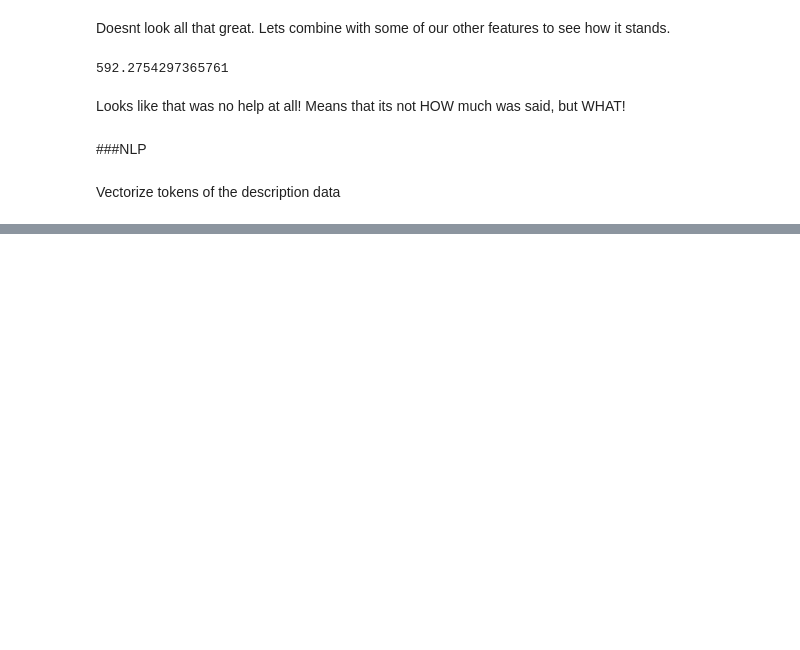
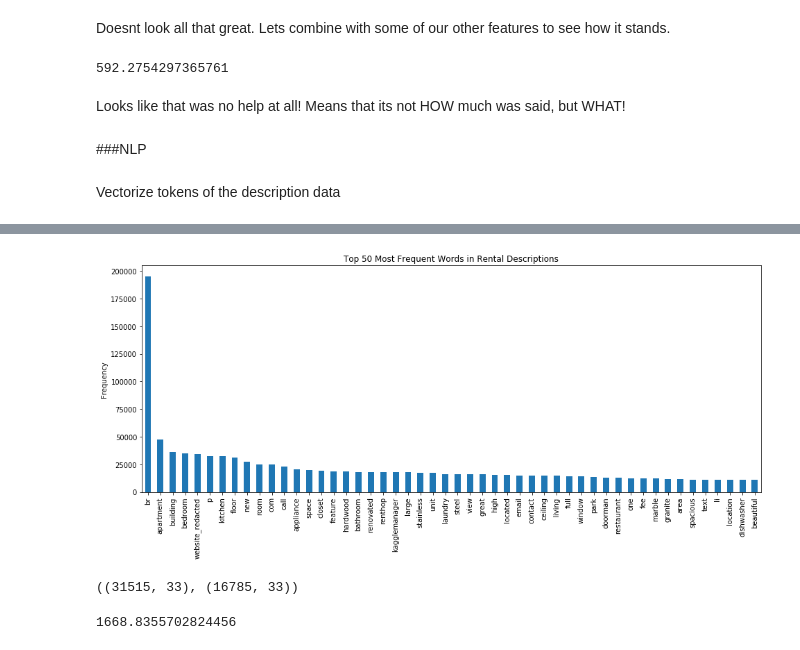
Before and after one commit to LambdaSchool/DEPRECATED-DS-Unit-2-Linear-Models, a Jupyter notebook: Doing_Linear_Regression.ipynb, the cells around one changed output, grey strips where cells are left out. Drawn from its saved outputs; the diff is of its cells as text; code cells hidden in the pictures; blank space fills up the shorter version.

```diff
--- a/Doing_Linear_Regression.ipynb
+++ b/Doing_Linear_Regression.ipynb
@@ -443,0 +429,12 @@ w_test.shape, test.shape
+# %%
+unique = {}
+def get_count(text):
+    text = text.split()
+
+    for word in text:
+        if word in unique.keys():
+            unique[word] += 1
+        else:
+            unique[word] = 1
+
+    return unique
@@ -443,0 +465,2 @@ w_test.shape, test.shape
+# %%
+word_count = pd.Series(unique).transpose().sort_values(ascending = False)
@@ -443,0 +484,9 @@ w_test.shape, test.shape
+# %%
+plt.figure(figsize=(16,6))
+word_count[:50].plot.bar()
+
+plt.title("Top 50 Most Frequent Words in Rental Descriptions")
+plt.ylabel("Frequency")
+plt.show()
+# %% [output]
+[figure, added]
@@ -443,0 +501,4 @@ w_test.shape, test.shape
+# %%
+train.shape,test.shape
+# %% [output]
+((31515, 33), (16785, 33))
@@ -443,0 +510,4 @@ w_test.shape, test.shape
+# %%
+score(w_train,w_test)
+# %% [output]
+1668.8355702824456
```
Also changed, not shown: parts of 37 cells of this notebook.
